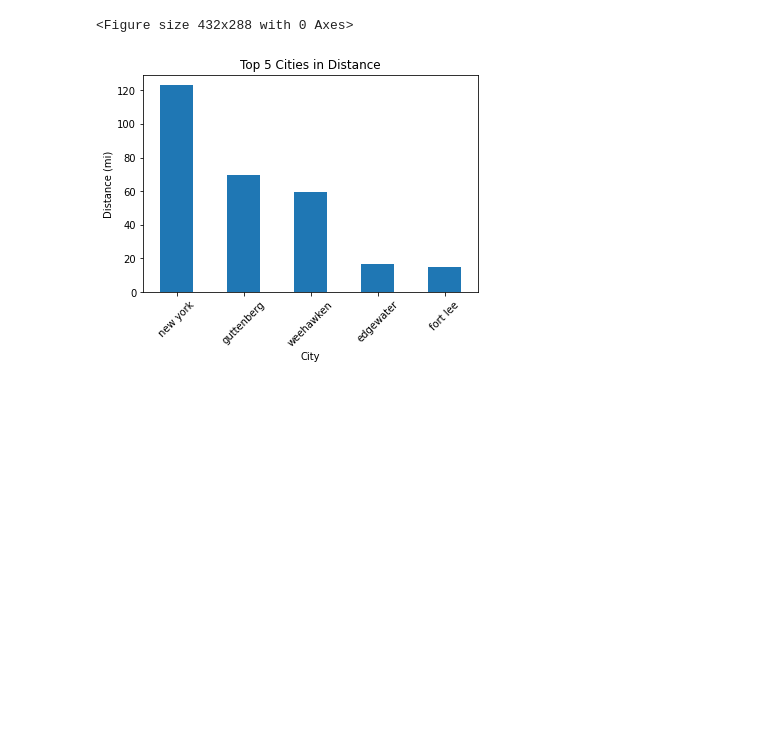
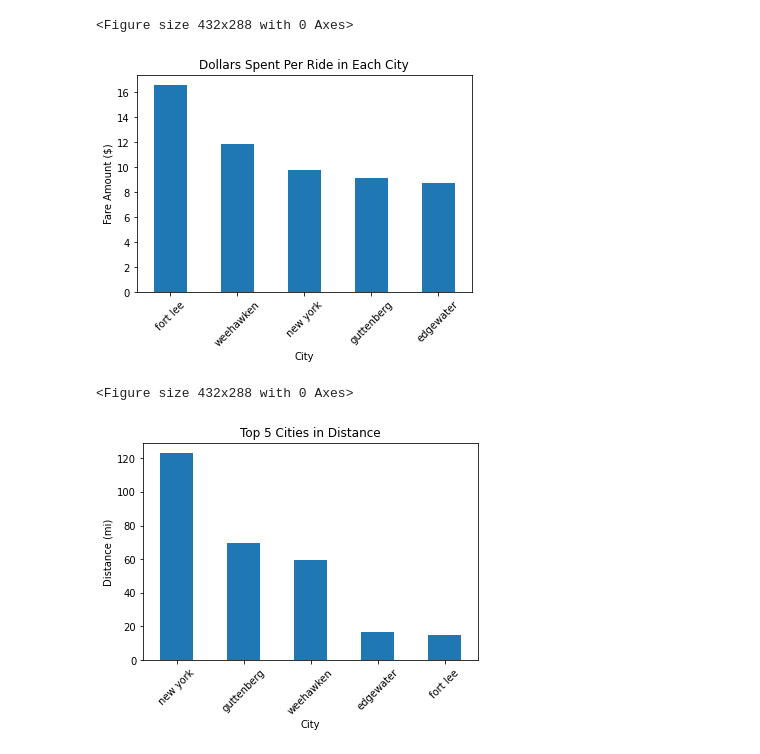
Before and after one commit to turgutugur/project_1_repo, a Jupyter notebook: group5_UberData_project1.ipynb, the cells around one changed output. Drawn from its saved outputs; the diff is of its cells as text; code cells hidden in the pictures; blank space fills up the shorter version.

```diff
--- a/group5_UberData_project1.ipynb
+++ b/group5_UberData_project1.ipynb
@@ -236,6 +234,22 @@ plt.tight_layout()
 # %% [output]
 [figure]
 <Figure size 432x288 with 0 Axes>
+# %%
+bycities=uber_df_cleaned.groupby("City")["fare_amount"].sum()
+ridespercity=uber_df_cleaned.groupby("City")["Distance"].count()
+
+percityspent=bycities/ridespercity
+percityspent.head(5).sort_values(ascending=False).plot(kind="bar")
+
+# Set a title for the chart
+plt.title("Dollars Spent Per Ride in Each City")
+plt.ylabel("Fare Amount ($)")
+plt.xticks(rotation=45)
+plt.show()
+plt.tight_layout()
+# %% [output]
+[figure, added]
+<Figure size 432x288 with 0 Axes>
 # %%
 bycities=uber_df_cleaned.groupby("City")["Distance"].sum().head(5).sort_values(ascending=False).plot(kind='bar')
 
```
Also changed, not shown: parts of 4 cells of this notebook.
